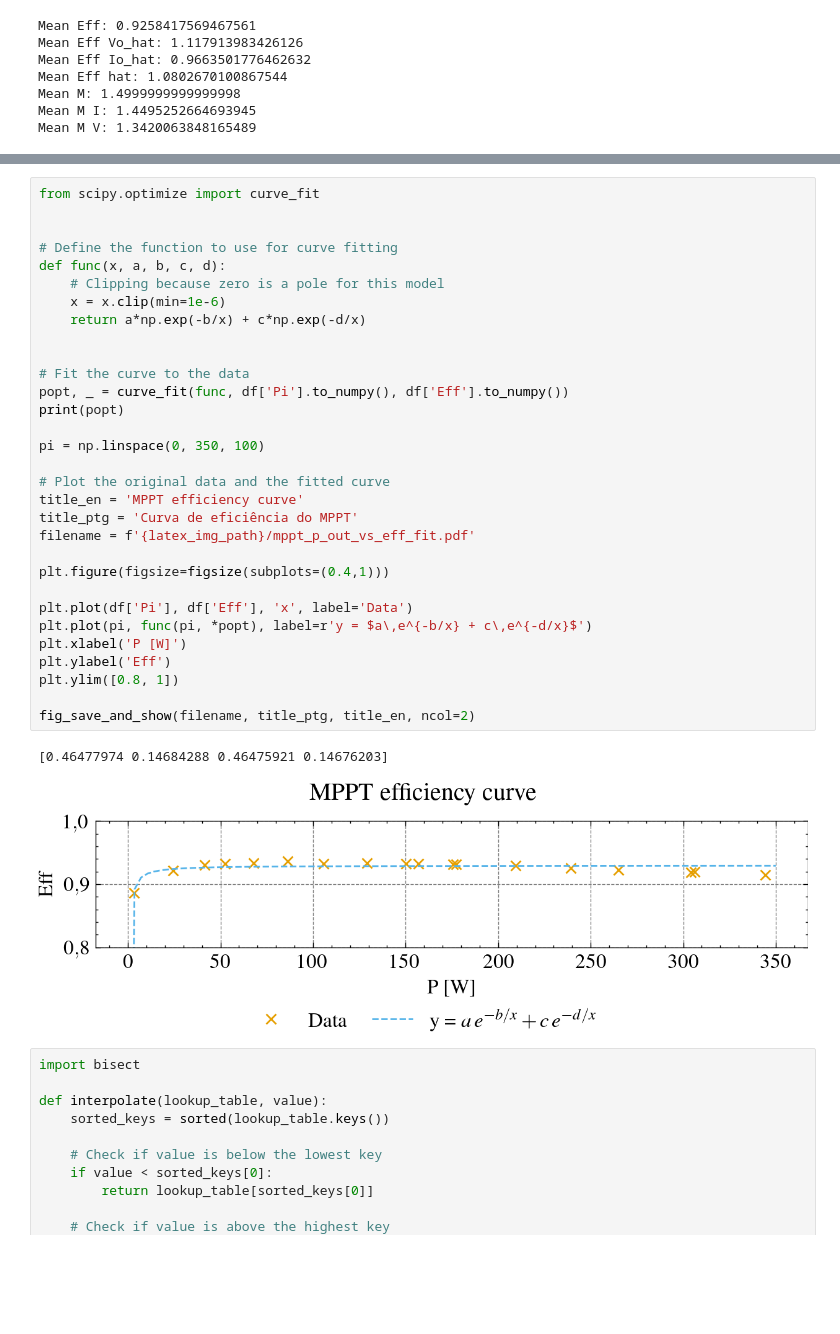
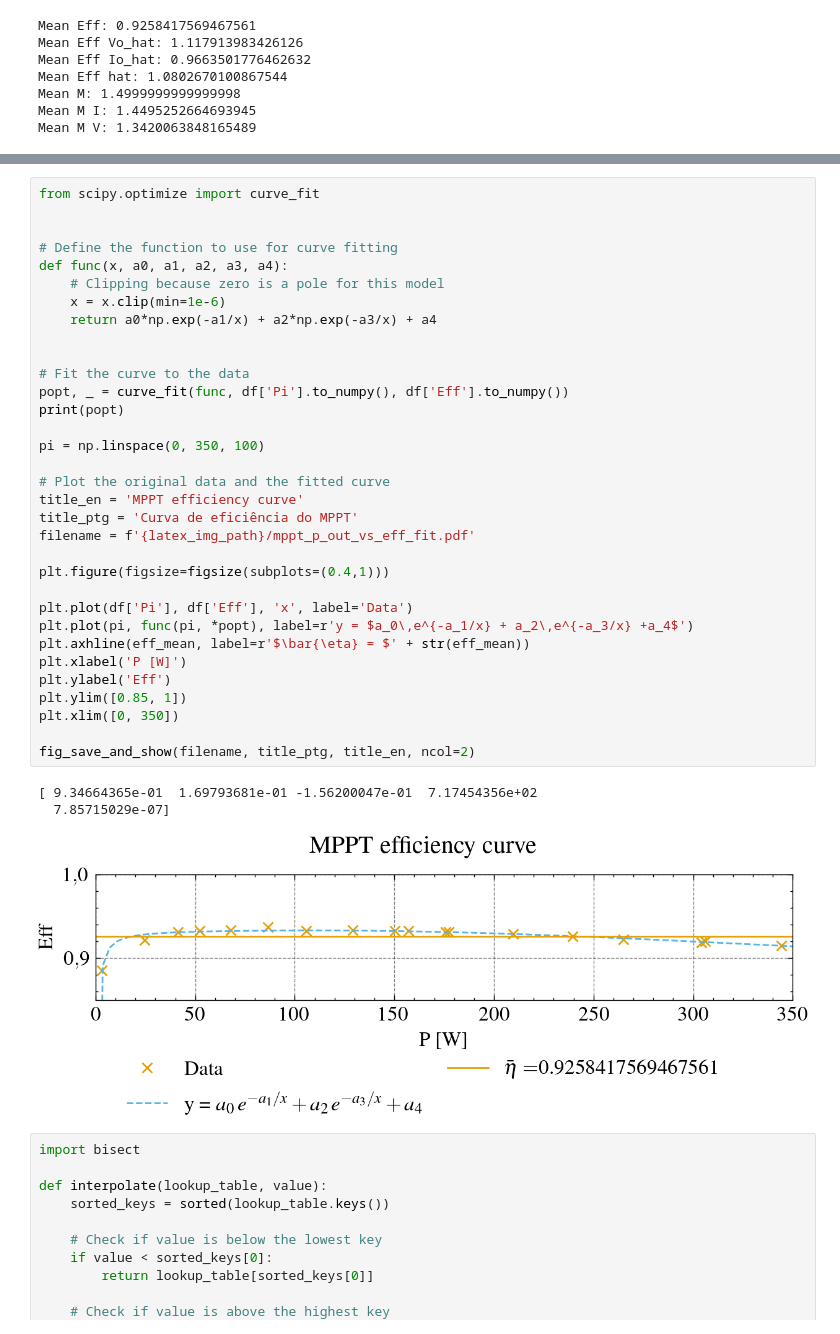
Before and after one commit to joaoantoniocardoso/solarboat_simulator, a Jupyter notebook: models/2020/mppt/mcc18.ipynb, the cells around one changed output, grey strips where cells are left out. Saved outputs shown, nothing was run; the diff lists cells and outputs as text; blank space fills up the shorter version.

```diff
--- a/models/2020/mppt/mcc18.ipynb
+++ b/models/2020/mppt/mcc18.ipynb
@@ -72,37 +72,40 @@ fig_save_and_show(filename, title_ptg, title_en, ncol=2)
 # %%
 from scipy.optimize import curve_fit
 
 
 # Define the function to use for curve fitting
-def func(x, a, b, c, d):
+def func(x, a0, a1, a2, a3, a4):
     # Clipping because zero is a pole for this model
     x = x.clip(min=1e-6)
-    return a*np.exp(-b/x) + c*np.exp(-d/x)
+    return a0*np.exp(-a1/x) + a2*np.exp(-a3/x) + a4
 
 
 # Fit the curve to the data
 popt, _ = curve_fit(func, df['Pi'].to_numpy(), df['Eff'].to_numpy())
 print(popt)
 
 pi = np.linspace(0, 350, 100)
 
 # Plot the original data and the fitted curve
 title_en = 'MPPT efficiency curve'
 title_ptg = 'Curva de eficiência do MPPT'
 filename = f'{latex_img_path}/mppt_p_out_vs_eff_fit.pdf'
 
 plt.figure(figsize=figsize(subplots=(0.4,1)))
 
 plt.plot(df['Pi'], df['Eff'], 'x', label='Data')
-plt.plot(pi, func(pi, *popt), label=r'y = $a\,e^{-b/x} + c\,e^{-d/x}$')
+plt.plot(pi, func(pi, *popt), label=r'y = $a_0\,e^{-a_1/x} + a_2\,e^{-a_3/x} +a_4$')
+plt.axhline(eff_mean, label=r'$\bar{\eta} = $' + str(eff_mean))
 plt.xlabel('P [W]')
 plt.ylabel('Eff')
-plt.ylim([0.8, 1])
+plt.ylim([0.85, 1])
+plt.xlim([0, 350])
 
 fig_save_and_show(filename, title_ptg, title_en, ncol=2)
 # %% [output]
-[0.46477974 0.14684288 0.46475921 0.14676203]
+[ 9.34664365e-01  1.69793681e-01 -1.56200047e-01  7.17454356e+02
+  7.85715029e-07]
-[figure, old version]
+[figure, new version]
 # %%
 import bisect
 
```
Also changed, not shown: parts of 1 cell of this notebook, 3 other files.
